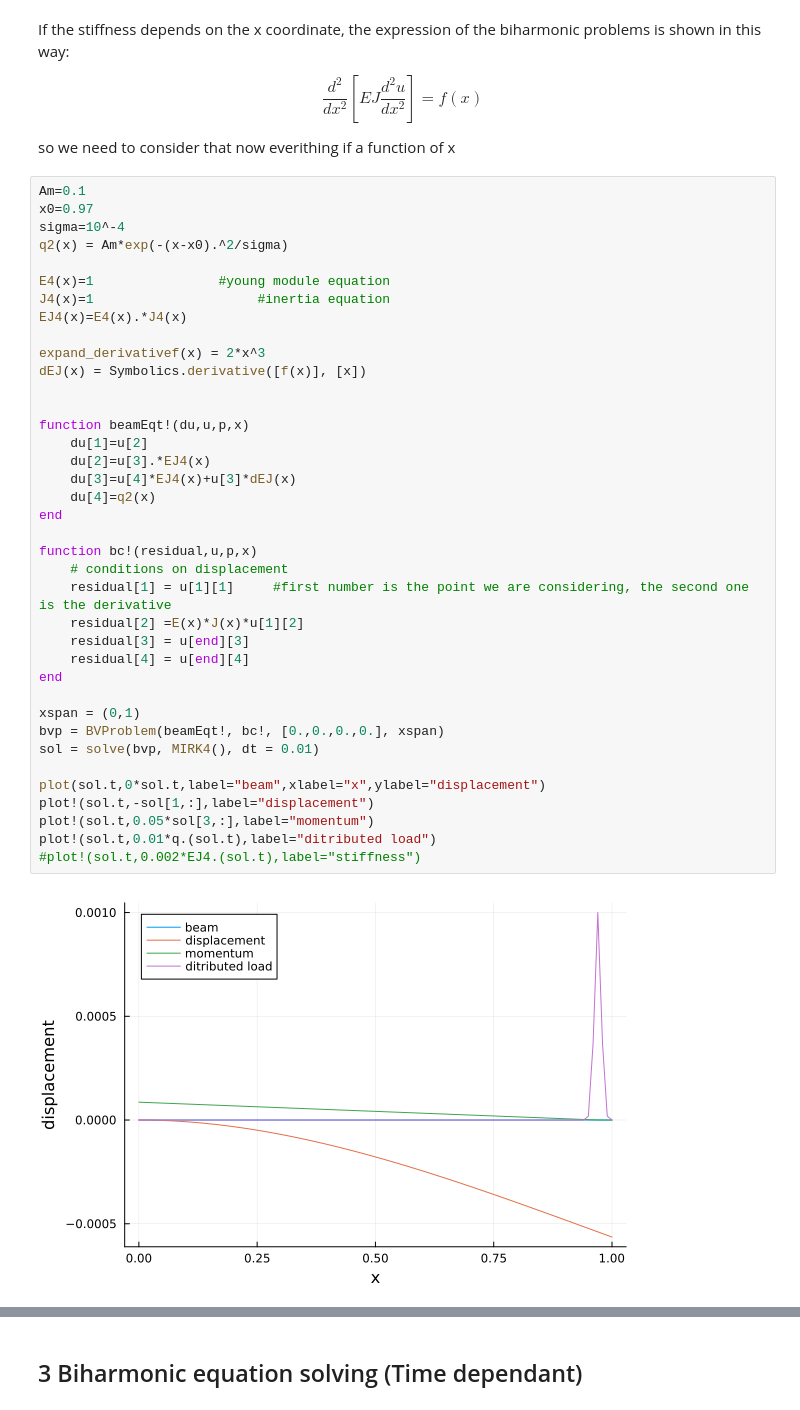
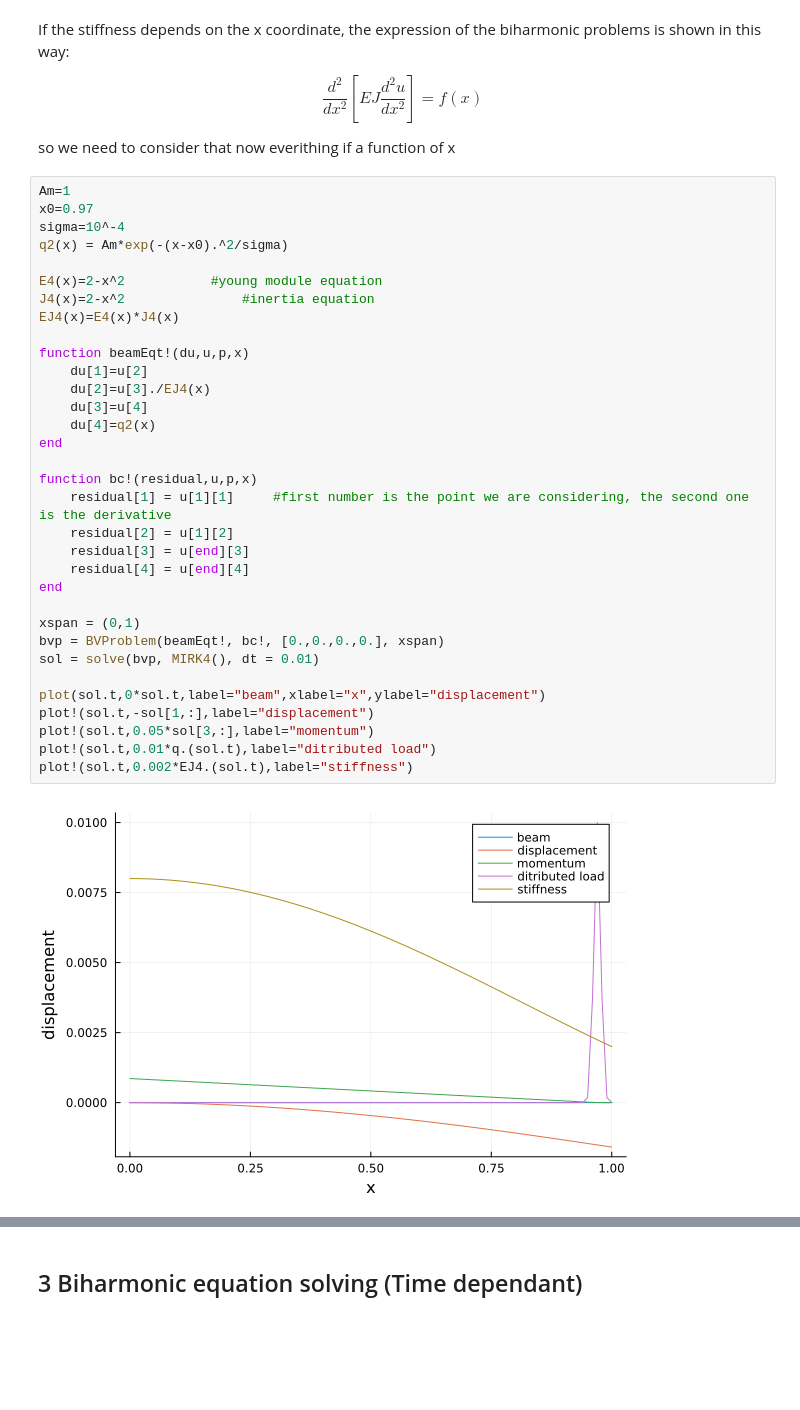
Before and after one commit to Kstreme/ENSAM-TUD01_G1, a Jupyter notebook: Final Notebook Group 1.ipynb, the cells around one changed output, grey strips where cells are left out. Drawn from its saved outputs; the diff is of its cells as text; blank space fills up the shorter version.

```diff
--- a/Final Notebook Group 1.ipynb
+++ b/Final Notebook Group 1.ipynb
@@ -263,42 +264,37 @@ $$ \frac{d^2 }{dx^2}[EJ \frac{d^2 u}{dx^2}] =f(x) $$
 
 so we need to consider that now everithing if a function of x
 # %%
-Am=0.1
+Am=1
 x0=0.97
 sigma=10^-4
 q2(x) = Am*exp(-(x-x0).^2/sigma)
 
-E4(x)=1                #young module equation
-J4(x)=1                     #inertia equation
-EJ4(x)=E4(x).*J4(x)
-
-expand_derivativef(x) = 2*x^3
-dEJ(x) = Symbolics.derivative([f(x)], [x])
-
+E4(x)=2-x^2           #young module equation
+J4(x)=2-x^2               #inertia equation
+EJ4(x)=E4(x)*J4(x)
 
 function beamEqt!(du,u,p,x)
     du[1]=u[2]
-    du[2]=u[3].*EJ4(x)
-    du[3]=u[4]*EJ4(x)+u[3]*dEJ(x)
+    du[2]=u[3]./EJ4(x)
+    du[3]=u[4]
     du[4]=q2(x)
 end
 
 function bc!(residual,u,p,x)
-    # conditions on displacement
     residual[1] = u[1][1]     #first number is the point we are considering, the second one is the derivative
-    residual[2] =E(x)*J(x)*u[1][2]
+    residual[2] = u[1][2]
     residual[3] = u[end][3]
     residual[4] = u[end][4]
 end
 
 xspan = (0,1)
 bvp = BVProblem(beamEqt!, bc!, [0.,0.,0.,0.], xspan)
 sol = solve(bvp, MIRK4(), dt = 0.01)
 
 plot(sol.t,0*sol.t,label="beam",xlabel="x",ylabel="displacement")
 plot!(sol.t,-sol[1,:],label="displacement")
 plot!(sol.t,0.05*sol[3,:],label="momentum")
 plot!(sol.t,0.01*q.(sol.t),label="ditributed load")
-#plot!(sol.t,0.002*EJ4.(sol.t),label="stiffness")
+plot!(sol.t,0.002*EJ4.(sol.t),label="stiffness")
 # %% [output]
-[figure, old version]
+[figure, new version]
```
Also changed, not shown: parts of 3 cells of this notebook.
